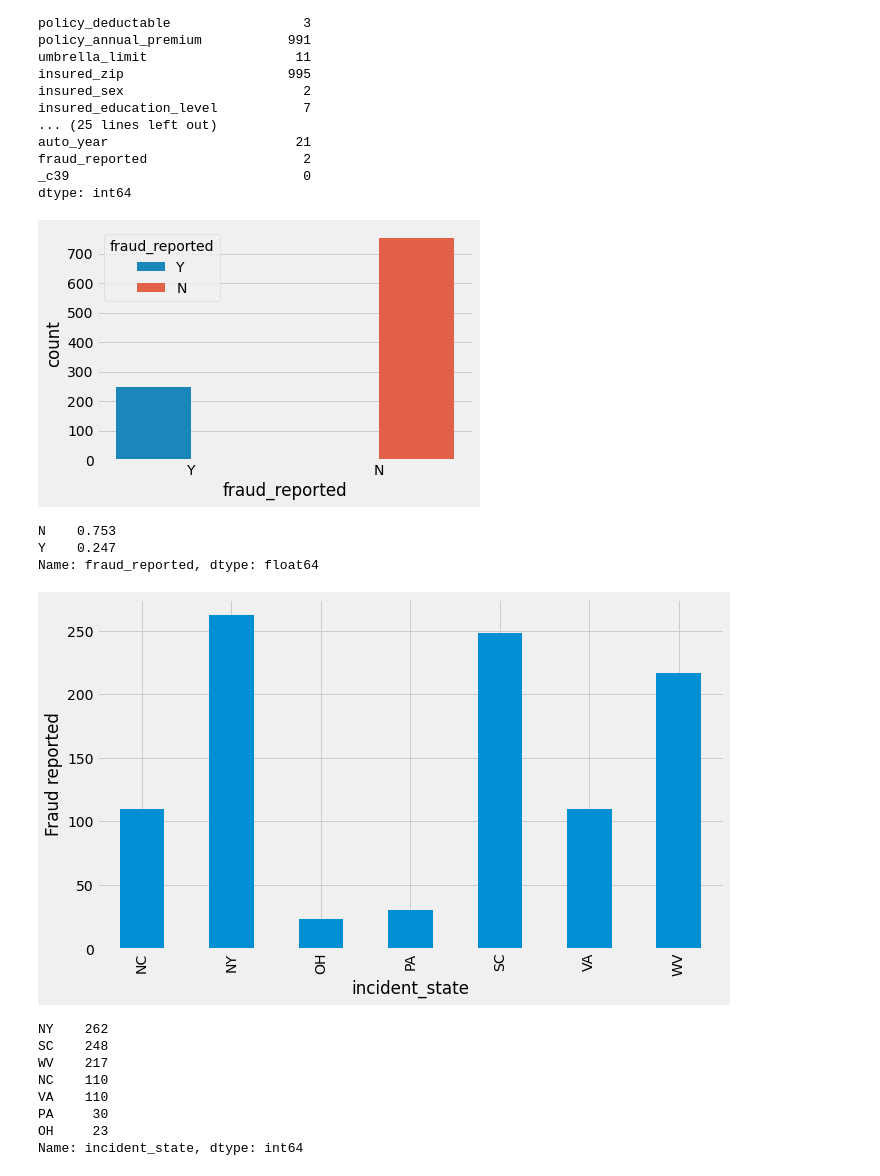
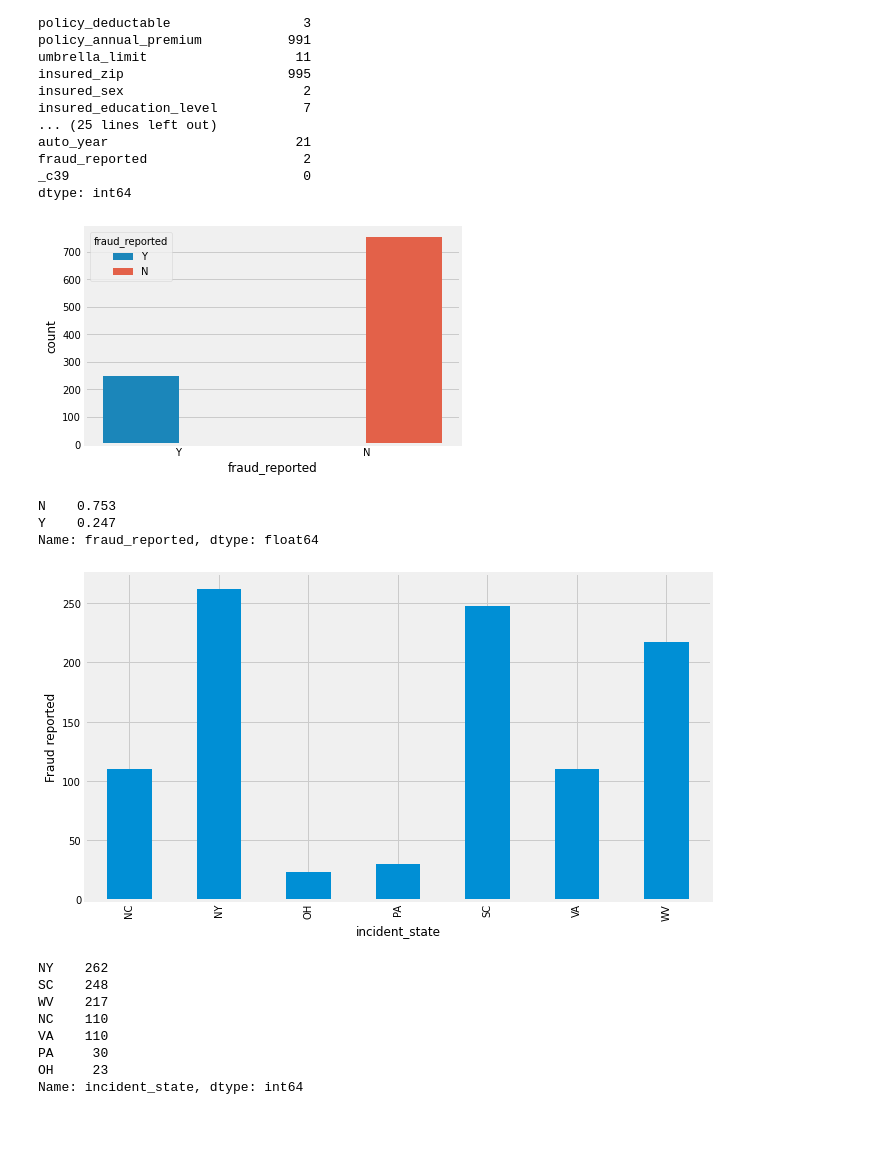
Before and after one commit to WengSongxiu/MachineLearning, a Jupyter notebook: 08_fintech/insurance_anti_fraud/core/main.ipynb, the cells around one changed output. Drawn from its saved outputs; the diff is of its cells as text; code cells hidden in the pictures; blank space fills up the shorter version.

```diff
--- a/08_fintech/insurance_anti_fraud/core/main.ipynb
+++ b/08_fintech/insurance_anti_fraud/core/main.ipynb
@@ -85,10 +85,10 @@ _c39                              0
 dtype: int64
 # %%
 # 观察标签——fraud_reported
-plt.style.use('fivethirtyeight')
+# plt.style.use('fivethirtyeight')
 ax = sns.countplot(x='fraud_reported', data=df, hue='fraud_reported')
 # %% [output]
-[figure, old version]
+[figure, new version]
 # %%
 df['fraud_reported'].value_counts(normalize=True)
 # %% [output]
@@ -96,13 +96,13 @@ N    0.753
 Y    0.247
 Name: fraud_reported, dtype: float64
 # %%
-plt.style.use('fivethirtyeight')
+# plt.style.use('fivethirtyeight')
 fig = plt.figure(figsize=(10,6))
 ax = df.groupby('incident_state').fraud_reported.count().plot.bar(ylim=0)
 ax.set_ylabel('Fraud reported')
 plt.show()
 # %% [output]
-[figure, old version]
+[figure, new version]
 # %%
 df['incident_state'].value_counts()
 # %% [output]
```
Also changed, not shown: parts of 5 cells of this notebook, 3 other files.
